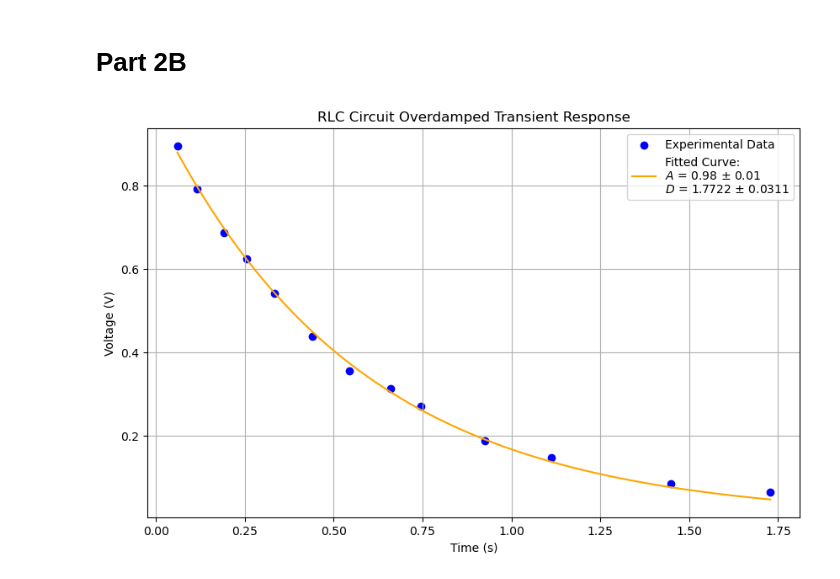
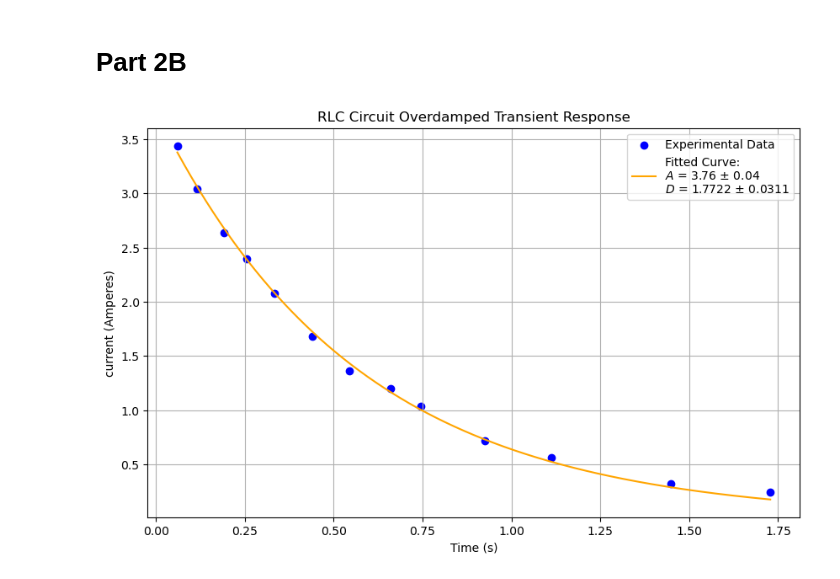
Before and after one commit to Faith-Qiao/physics5bl, a Jupyter notebook: lab10/lab10.ipynb, the cells around one changed output. Saved outputs shown, nothing was run; the diff lists cells and outputs as text; code cells hidden in the pictures.

```diff
--- a/lab10/lab10.ipynb
+++ b/lab10/lab10.ipynb
@@ -69,0 +69,31 @@ plt.show()
+# %%
+df = pd.read_csv('part1b.csv')
+
+df['Time Difference (s)'] = df['Time Difference (ms)'] / 1000
+
+def discharging_model(t, A, B):
+    return A * np.exp(-t / B)
+
+popt, pcov = curve_fit(discharging_model, df['Time Difference (s)'], df['End Voltage (V)'])
+A, B = popt
+
+errors = np.sqrt(np.diag(pcov))
+
+time_values = np.linspace(0, df['Time Difference (s)'].max(), 100)
+theoretical_voltage = discharging_model(time_values, A, B)
+
+plt.figure(figsize=(10, 6))
+plt.errorbar(df['Time Difference (s)'], df['End Voltage (V)'], yerr=errors[0], fmt='o', label='Experimental Data with Error', color='blue')
+plt.plot(time_values, theoretical_voltage, label=f'Fit: V(t) = {A:.2f} * exp(-t / {B:.2f})', color='orange')
+
+plt.text(1.2, 1.6, f'Amplitude, A = {A:.2f} ± {errors[0]:.2f} V', fontsize=12, color='black')
+plt.text(1.2, 1.5, f'Time constant, B = {B:.2f} ± {errors[1]:.2f} seconds', fontsize=12, color='black')
+
+plt.xlabel('Time Difference (s)')
+plt.ylabel('End Voltage (V)')
+plt.title('Voltage Decay Over Time with Error Bars and Fitted Parameters')
+plt.legend()
+plt.grid(True)
+plt.show()
+
+A, B, errors
@@ -213,36 +287,31 @@ Phi:  -26.69818637661881 0.6061506307302298
 # Part 2B
 # %%
 df = pd.read_csv('part2b.csv')
+
 time = df["Time Difference (ms)"].values/1000
-voltage = df["End Voltage (V)"].values/3.84
+voltage = df["End Voltage (V)"].values
 
-# Define the decay model function
 def decay_model(t, A, D):
     return A * np.exp(-D * t)
 
-# Initial guess for parameters [A, D]
 initial_guess = [voltage[0], 0.01]
 
-# Fit the data
 params, covariance = curve_fit(decay_model, time, voltage, p0=initial_guess)
 
-# Extract the fitted parameters and their standard errors
 A_fit, D_fit = params
 A_error, D_error = np.sqrt(np.diag(covariance))
 
-# Generate fitted curve data
 time_fine = np.linspace(time.min(), time.max(), 500)
 voltage_fitted = decay_model(time_fine, A_fit, D_fit)
 
-# Plotting the experimental data and the fitted curve
 plt.figure(figsize=(10, 6))
 plt.scatter(time, voltage, label='Experimental Data', color='blue')
 plt.plot(time_fine, voltage_fitted, color='orange', label=f'Fitted Curve:\n$A$ = {A_fit:.2f} ± {A_error:.2f}\n$D$ = {D_fit:.4f} ± {D_error:.4f}')
 plt.xlabel('Time (s)')
-plt.ylabel('Voltage (V)')
+plt.ylabel('current (Amperes)')
 plt.title('RLC Circuit Overdamped Transient Response')
 plt.legend()
 plt.grid(True)
 plt.show()
 # %% [output]
-[figure, old version]
+[figure, new version]
```
Also changed, not shown: parts of 8 cells of this notebook.
